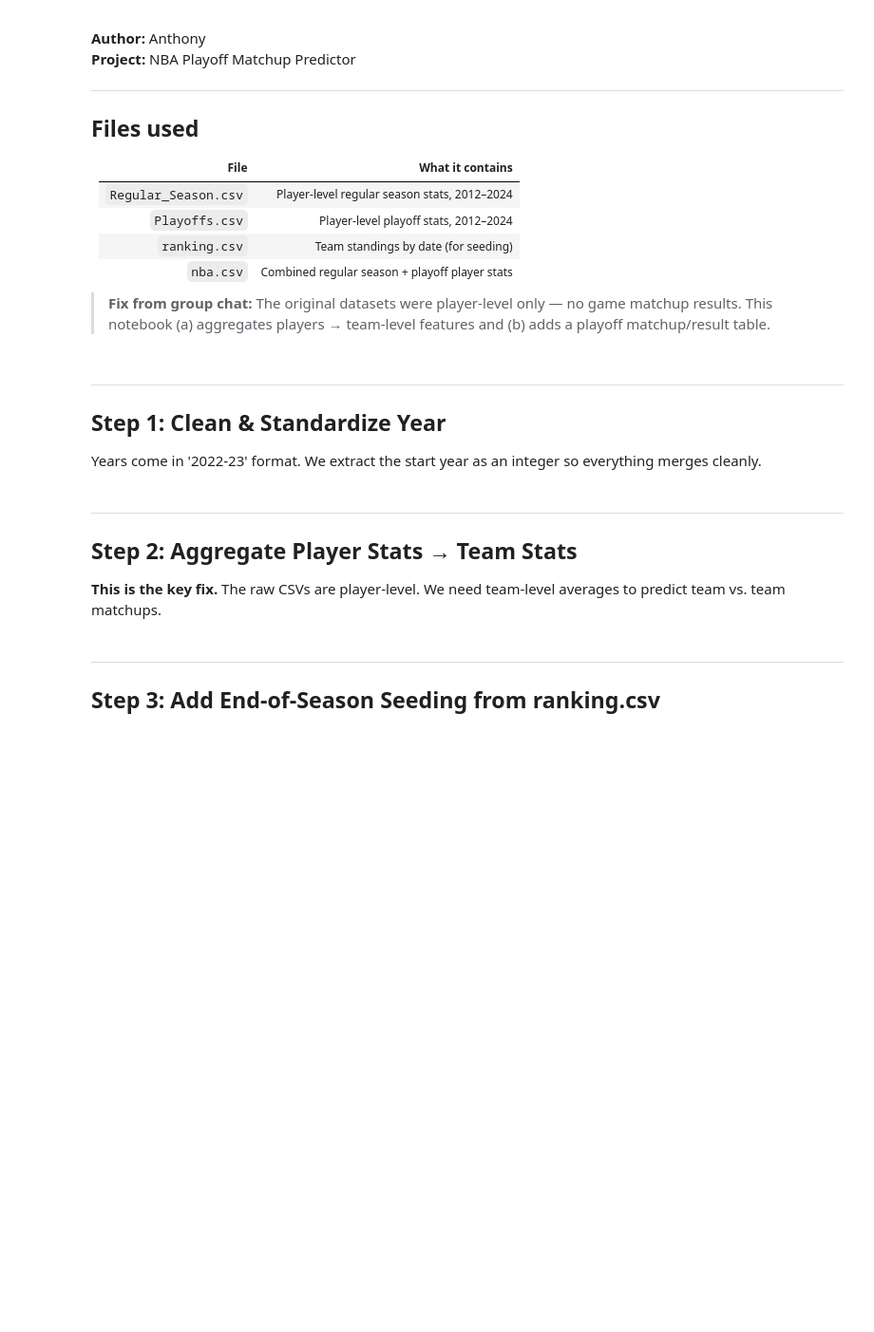
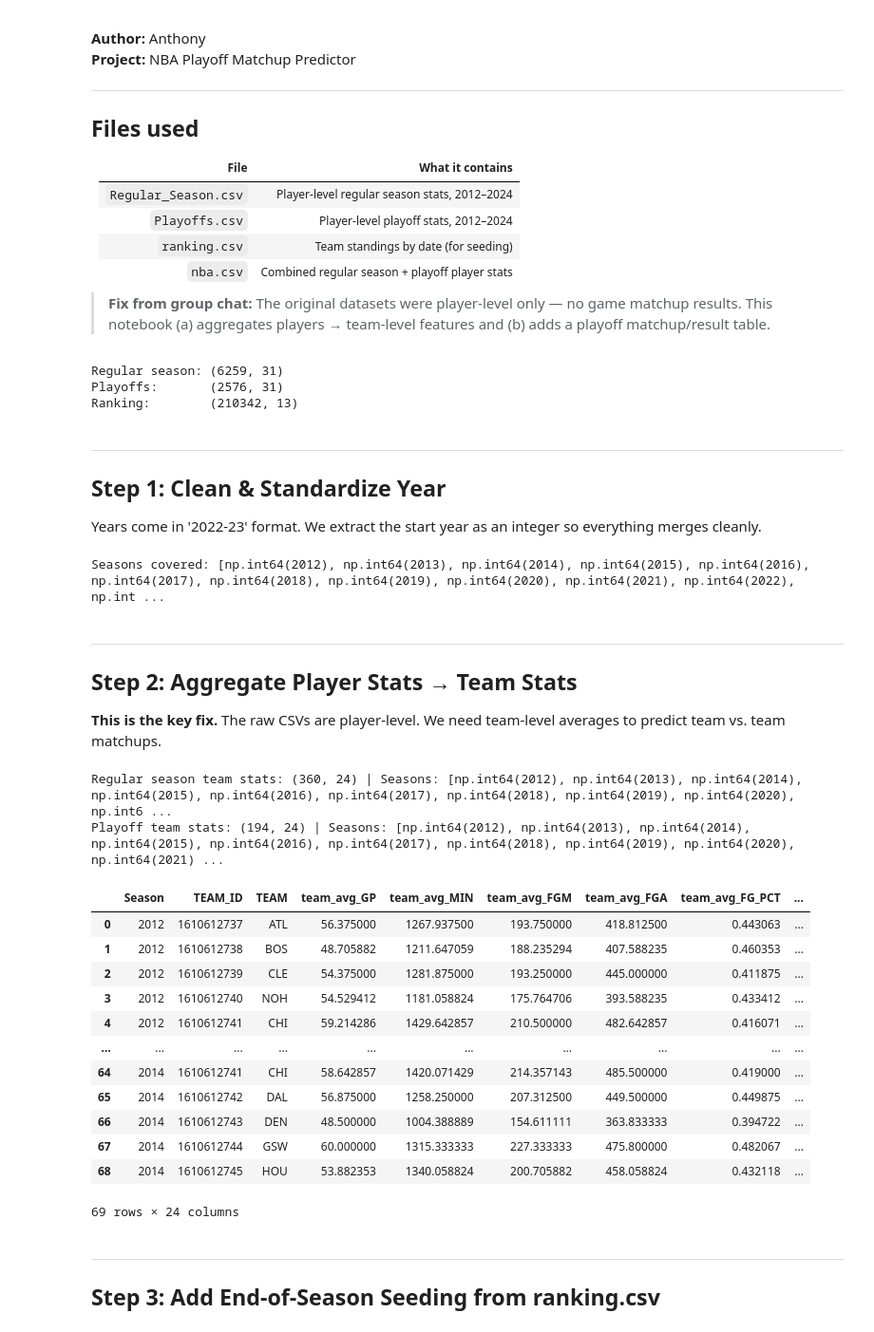
Before and after one commit to fallensnake/IEOR142AProject, a Jupyter notebook: nba_preprocessing.ipynb, the cells around one changed output. Shown at 95% size. Saved outputs shown, nothing was run; the diff lists cells and outputs as text; code cells hidden in the pictures; blank space fills up the shorter version.

```diff
--- a/nba_preprocessing.ipynb
+++ b/nba_preprocessing.ipynb
@@ -25,13 +25,17 @@ DATA_DIR   = 'data/'    # <-- put CSVs here
 OUTPUT_DIR = 'output/'
 os.makedirs(OUTPUT_DIR, exist_ok=True)
 
-regular_raw = pd.read_csv(f'{DATA_DIR}Regular_Season.csv')
-playoff_raw = pd.read_csv(f'{DATA_DIR}Playoffs.csv')
-ranking_raw = pd.read_csv(f'{DATA_DIR}ranking.csv')
+regular_raw = pd.read_csv(f'Regular_Season.csv')
+playoff_raw = pd.read_csv(f'Playoffs.csv')
+ranking_raw = pd.read_csv(f'ranking.csv')
 
 print('Regular season:', regular_raw.shape)
 print('Playoffs:      ', playoff_raw.shape)
 print('Ranking:       ', ranking_raw.shape)
+# %% [output]
+Regular season: (6259, 31)
+Playoffs:       (2576, 31)
+Ranking:        (210342, 13)
 # %% [markdown]
 ---
 ## Step 1: Clean & Standardize Year
@@ -47,6 +51,8 @@ regular_raw = parse_year(regular_raw)
 playoff_raw = parse_year(playoff_raw)
 
 print('Seasons covered:', sorted(regular_raw['Season'].unique()))
+# %% [output]
+Seasons covered: [np.int64(2012), np.int64(2013), np.int64(2014), np.int64(2015), np.int64(2016), np.int64(2017), np.int64(2018), np.int64(2019), np.int64(2020), np.int64(2021), np.int64(2022), np.int ...
 # %% [markdown]
 ---
 ## Step 2: Aggregate Player Stats → Team Stats
@@ -62,34 +68,50 @@ def aggregate_to_team(df, label=''):
     Uses mean across all players on the roster for each stat.
     Also computes a team_PTS_total = sum of player PTS for context.
     """
     df = df.copy()
 
     # Mean player stats per team per season
     agg = (
         df.groupby(['Season', 'TEAM_ID', 'TEAM'])[STAT_COLS]
         .mean()
         .reset_index()
     )
 
     # Rename so we know these are team averages
     rename = {c: f'team_avg_{c}' for c in STAT_COLS}
     agg = agg.rename(columns=rename)
 
     # Also add total team PTS (sum across players) as a separate feature
     pts_sum = (
         df.groupby(['Season', 'TEAM_ID'])['PTS']
         .sum()
         .reset_index()
         .rename(columns={'PTS': 'team_total_PTS'})
     )
     agg = agg.merge(pts_sum, on=['Season', 'TEAM_ID'], how='left')
 
     print(f'{label} team stats: {agg.shape} | Seasons: {sorted(agg["Season"].unique())}')
     return agg
 
 team_regular = aggregate_to_team(regular_raw, 'Regular season')
 team_playoff = aggregate_to_team(playoff_raw, 'Playoff')
-team_regular.head(3)
+team_regular.head(69)
+# %% [output]
+Regular season team stats: (360, 24) | Seasons: [np.int64(2012), np.int64(2013), np.int64(2014), np.int64(2015), np.int64(2016), np.int64(2017), np.int64(2018), np.int64(2019), np.int64(2020), np.int6 ...
+Playoff team stats: (194, 24) | Seasons: [np.int64(2012), np.int64(2013), np.int64(2014), np.int64(2015), np.int64(2016), np.int64(2017), np.int64(2018), np.int64(2019), np.int64(2020), np.int64(2021) ...
+|  | Season | TEAM_ID | TEAM | team_avg_GP | team_avg_MIN | team_avg_FGM | team_avg_FGA | team_avg_FG_PCT | ... |
+| 0 | 2012 | 1610612737 | ATL | 56.375000 | 1267.937500 | 193.750000 | 418.812500 | 0.443063 | ... |
+| 1 | 2012 | 1610612738 | BOS | 48.705882 | 1211.647059 | 188.235294 | 407.588235 | 0.460353 | ... |
+| 2 | 2012 | 1610612739 | CLE | 54.375000 | 1281.875000 | 193.250000 | 445.000000 | 0.411875 | ... |
+| 3 | 2012 | 1610612740 | NOH | 54.529412 | 1181.058824 | 175.764706 | 393.588235 | 0.433412 | ... |
+| 4 | 2012 | 1610612741 | CHI | 59.214286 | 1429.642857 | 210.500000 | 482.642857 | 0.416071 | ... |
+| ... | ... | ... | ... | ... | ... | ... | ... | ... | ... |
+| 64 | 2014 | 1610612741 | CHI | 58.642857 | 1420.071429 | 214.357143 | 485.500000 | 0.419000 | ... |
+| 65 | 2014 | 1610612742 | DAL | 56.875000 | 1258.250000 | 207.312500 | 449.500000 | 0.449875 | ... |
+| 66 | 2014 | 1610612743 | DEN | 48.500000 | 1004.388889 | 154.611111 | 363.833333 | 0.394722 | ... |
+| 67 | 2014 | 1610612744 | GSW | 60.000000 | 1315.333333 | 227.333333 | 475.800000 | 0.482067 | ... |
+| 68 | 2014 | 1610612745 | HOU | 53.882353 | 1340.058824 | 200.705882 | 458.058824 | 0.432118 | ... |
+69 rows × 24 columns
 # %% [markdown]
 ---
 ## Step 3: Add End-of-Season Seeding from ranking.csv
```
Also changed, not shown: parts of 7 cells of this notebook, 3 other files.
